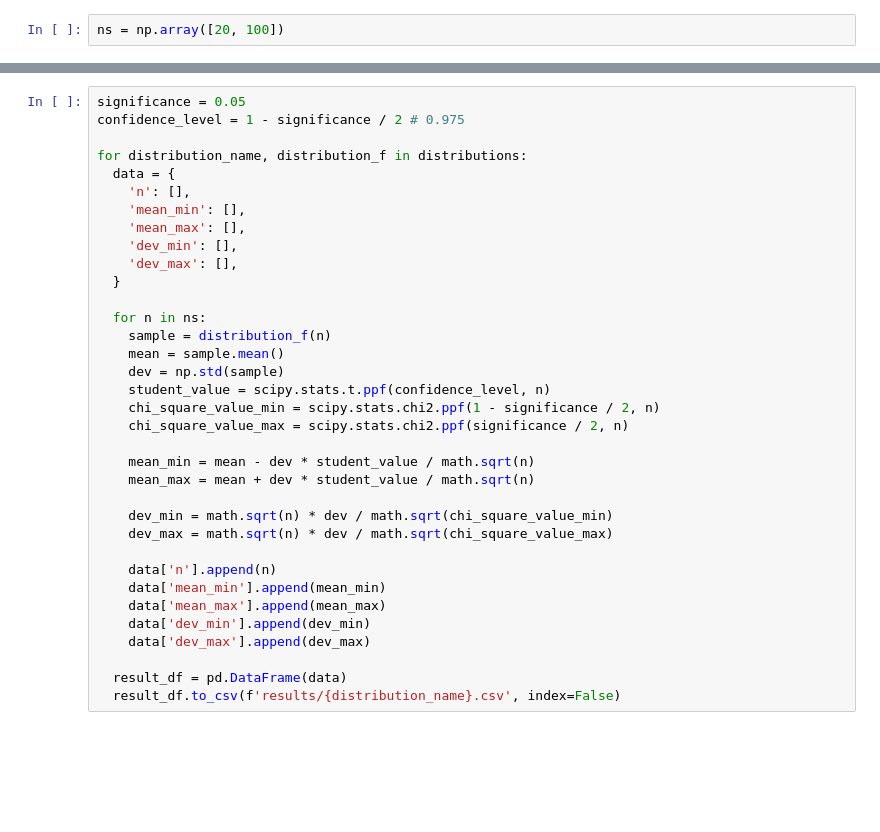
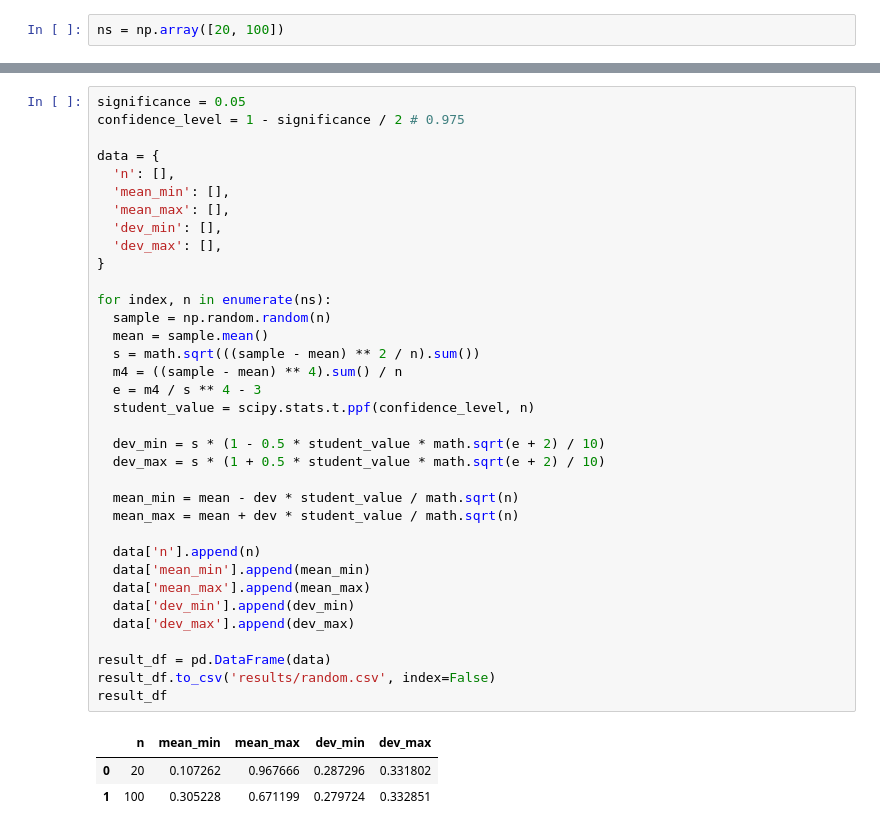
Before and after one commit to vladimir-skvortsov/spbstu-mathematical-statistics, a Jupyter notebook: lab4/lab3.ipynb, the cells around one changed output, grey strips where cells are left out. Drawn from its saved outputs; the diff is of its cells as text; blank space fills up the shorter version.

```diff
--- a/lab4/lab3.ipynb
+++ b/lab4/lab3.ipynb
@@ -19,35 +82,39 @@ ns = np.array([20, 100])
 # %%
 significance = 0.05
 confidence_level = 1 - significance / 2 # 0.975
 
-for distribution_name, distribution_f in distributions:
-  data = {
-    'n': [],
-    'mean_min': [],
-    'mean_max': [],
-    'dev_min': [],
-    'dev_max': [],
-  }
+data = {
+  'n': [],
+  'mean_min': [],
+  'mean_max': [],
+  'dev_min': [],
+  'dev_max': [],
+}
 
-  for n in ns:
-    sample = distribution_f(n)
-    mean = sample.mean()
-    dev = np.std(sample)
-    student_value = scipy.stats.t.ppf(confidence_level, n)
-    chi_square_value_min = scipy.stats.chi2.ppf(1 - significance / 2, n)
-    chi_square_value_max = scipy.stats.chi2.ppf(significance / 2, n)
+for index, n in enumerate(ns):
+  sample = np.random.random(n)
+  mean = sample.mean()
+  s = math.sqrt(((sample - mean) ** 2 / n).sum())
+  m4 = ((sample - mean) ** 4).sum() / n
+  e = m4 / s ** 4 - 3
+  student_value = scipy.stats.t.ppf(confidence_level, n)
 
-    mean_min = mean - dev * student_value / math.sqrt(n)
-    mean_max = mean + dev * student_value / math.sqrt(n)
+  dev_min = s * (1 - 0.5 * student_value * math.sqrt(e + 2) / 10)
+  dev_max = s * (1 + 0.5 * student_value * math.sqrt(e + 2) / 10)
 
-    dev_min = math.sqrt(n) * dev / math.sqrt(chi_square_value_min)
-    dev_max = math.sqrt(n) * dev / math.sqrt(chi_square_value_max)
+  mean_min = mean - dev * student_value / math.sqrt(n)
+  mean_max = mean + dev * student_value / math.sqrt(n)
 
-    data['n'].append(n)
-    data['mean_min'].append(mean_min)
-    data['mean_max'].append(mean_max)
-    data['dev_min'].append(dev_min)
-    data['dev_max'].append(dev_max)
+  data['n'].append(n)
+  data['mean_min'].append(mean_min)
+  data['mean_max'].append(mean_max)
+  data['dev_min'].append(dev_min)
+  data['dev_max'].append(dev_max)
 
-  result_df = pd.DataFrame(data)
-  result_df.to_csv(f'results/{distribution_name}.csv', index=False)
+result_df = pd.DataFrame(data)
+result_df.to_csv('results/random.csv', index=False)
+result_df
+# %% [output]
+|  | n | mean_min | mean_max | dev_min | dev_max |
+| 0 | 20 | 0.107262 | 0.967666 | 0.287296 | 0.331802 |
+| 1 | 100 | 0.305228 | 0.671199 | 0.279724 | 0.332851 |
```
Also changed, not shown: parts of 3 cells of this notebook, 13 other files.
